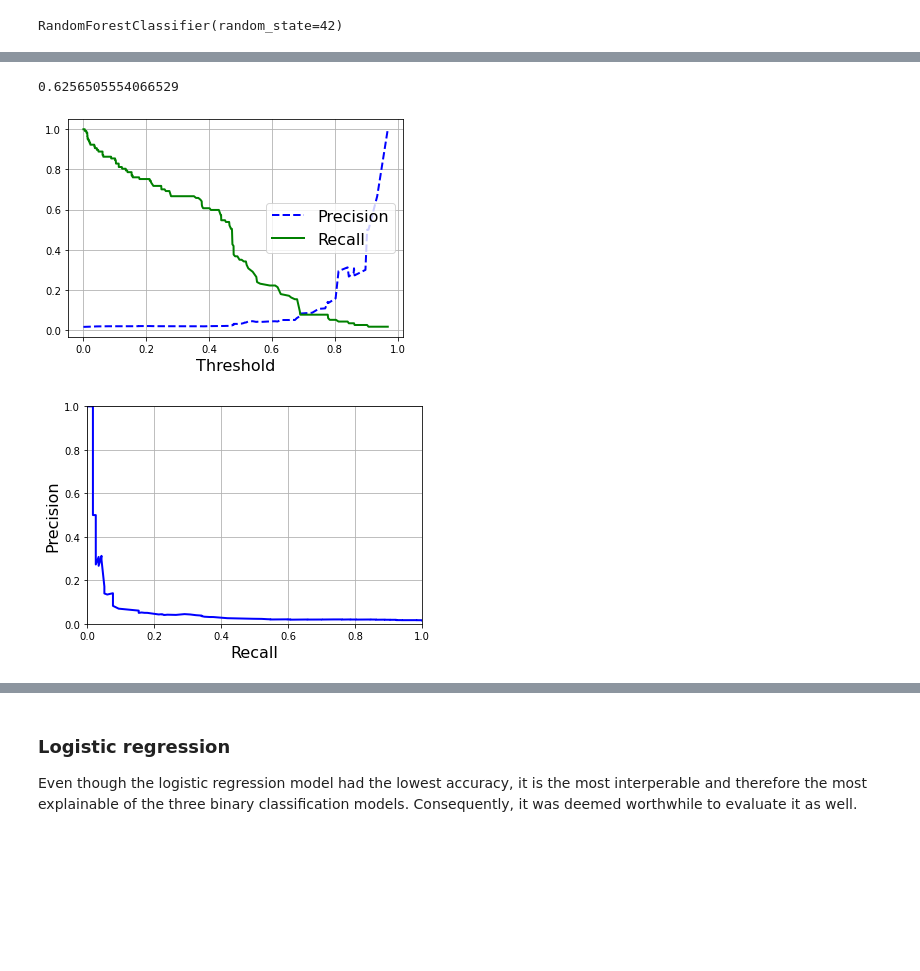
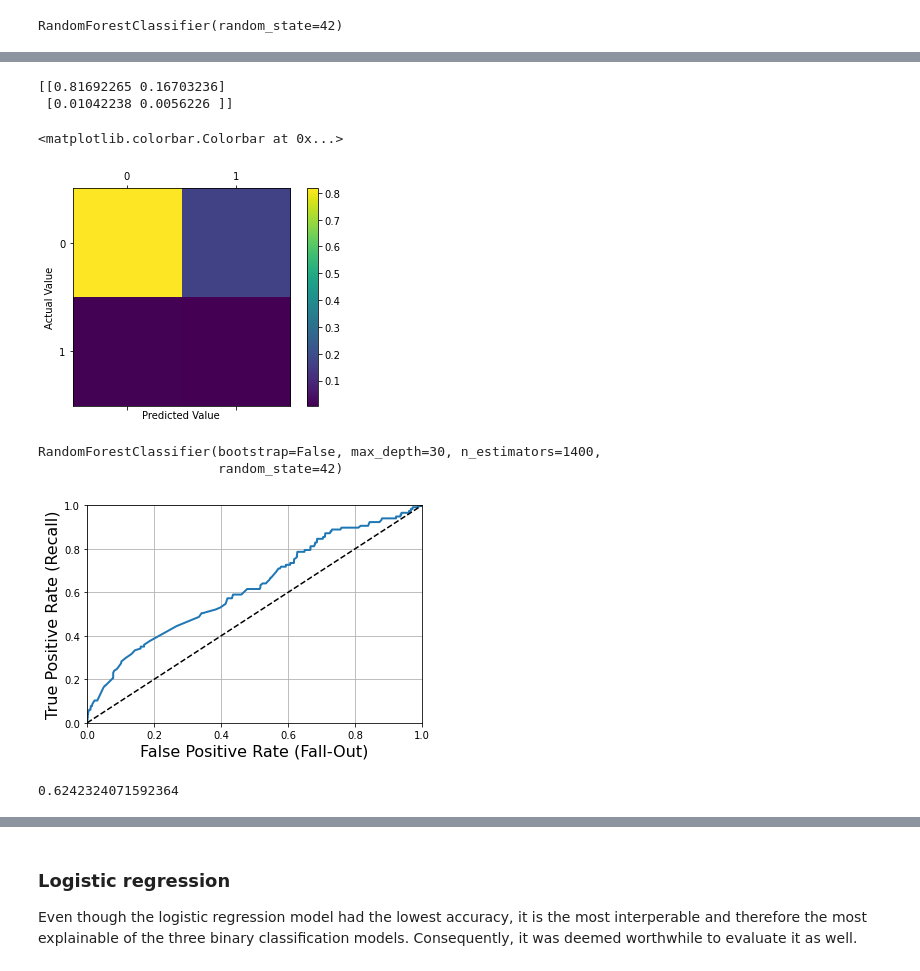
Before and after one commit to nsummers98/Credit-Card-Loan-Application, a Jupyter notebook: Project.ipynb, the cells around one changed output, grey strips where cells are left out. Cells and saved outputs as stored; diff of their text form; code cells hidden in the pictures; blank space fills up the shorter version.

Commit message:
Finished binary evaluation

```diff
--- a/Project.ipynb
+++ b/Project.ipynb
@@ -563,6 +568,6 @@ random_grid = {'n_estimators': n_estimators,
                'bootstrap': bootstrap}
 # %%
 bin_random_search = RandomizedSearchCV(estimator=bin_forest, param_distributions=random_grid, n_iter=100, cv=3,
-                                       scoring='neg_mean_squared_error', n_jobs=-1)
+                                       scoring='f1', n_jobs=-1)
 %time bin_random_search.fit(binary_features_oversampled, binary_label_oversampled)
 # %% [output]
@@ -655,25 +625,39 @@ plt.grid(True)
-# %%
-print(roc_auc_score(binary_label_test,final_predictions_scores))
-# %% [output]
-0.6256505554066529
-# %%
-precisions, recalls, thresholds = precision_recall_curve(binary_label_test, final_predictions_scores)
-
-plt.plot(thresholds, precisions[:-1], "b--", label="Precision", linewidth=2)
-plt.plot(thresholds, recalls[:-1], "g-", label="Recall", linewidth=2)
-plt.legend(loc="center right", fontsize=16)
-plt.xlabel("Threshold", fontsize=16)
-plt.grid(True)
-
-plt.show()
-# %% [output]
-[figure, removed]
-# %%
-plt.plot(recalls, precisions, "b-", linewidth=2)
-plt.xlabel("Recall", fontsize=16)
-plt.ylabel("Precision", fontsize=16)
-plt.axis([0, 1, 0, 1])
-plt.grid(True)
-plt.show()
-# %% [output]
-[figure, removed]
+# %%
+conf_mat = confusion_matrix(binary_label_test, bin_final_predictions, normalize='all')
+print(conf_mat)
+# %% [output]
+[[0.81692265 0.16703236]
+ [0.01042238 0.0056226 ]]
+# %%
+fig = plt.figure()
+ax = fig.add_subplot(111)
+cax = ax.matshow(conf_mat)
+plt.xlabel('Predicted Value')
+plt.ylabel('Actual Value')
+fig.colorbar(cax)
+# %% [output]
+<matplotlib.colorbar.Colorbar at 0x...>
+[figure, added]
+# %%
+bin_final_rf.probability = True
+# New fit, to compute scores:
+bin_final_rf.fit(binary_features_oversampled, binary_label_oversampled)
+# %% [output]
+RandomForestClassifier(bootstrap=False, max_depth=30, n_estimators=1400,
+                       random_state=42)
+# %%
+final_predictions_scores = bin_final_rf.predict_proba(binary_features_test_prepared)[:,1]
+fpr, tpr, thresholds = roc_curve(binary_label_test, final_predictions_scores)
+
+plt.plot(fpr, tpr, linewidth=2)
+plt.plot([0, 1], [0, 1], 'k--') # dashed diagonal
+plt.axis([0, 1, 0, 1])
+plt.xlabel('False Positive Rate (Fall-Out)', fontsize=16)
+plt.ylabel('True Positive Rate (Recall)', fontsize=16)
+plt.grid(True)
+# %% [output]
+[figure, added]
+# %%
+print(roc_auc_score(binary_label_test,final_predictions_scores))
+# %% [output]
+0.6242324071592364
```
Also changed, not shown: parts of 46 cells of this notebook.
